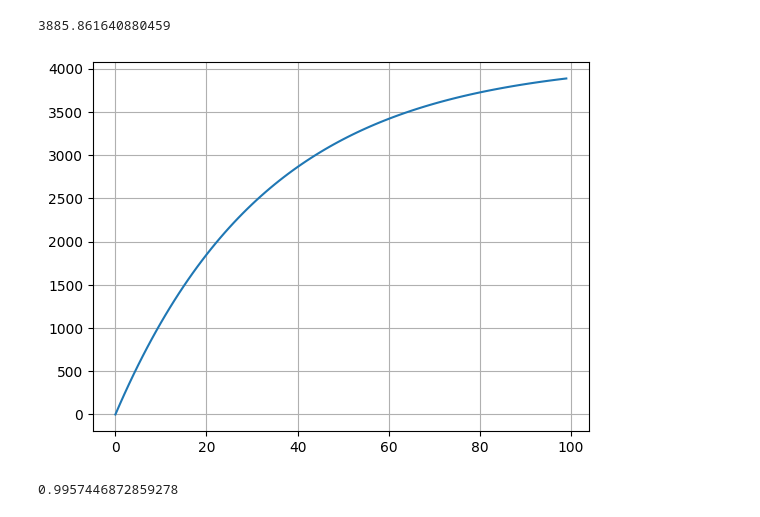
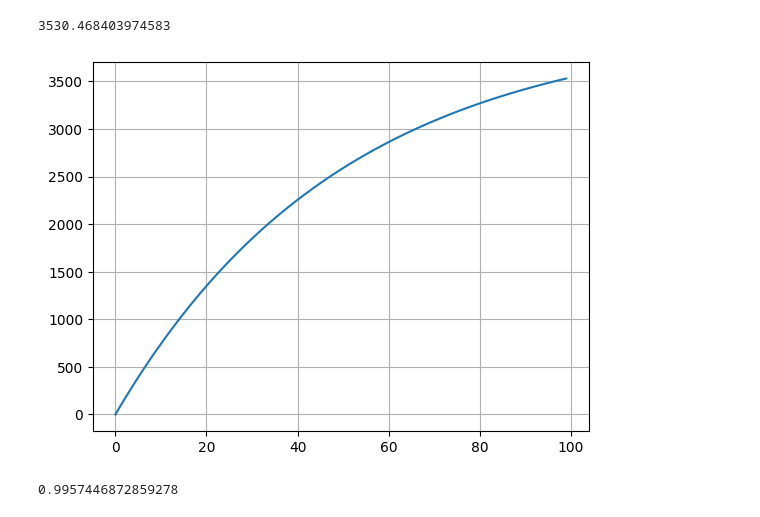
Before and after one commit to marksard/EurorackPlayground, a Jupyter notebook: app/EnvelopeADSR/src/EnvelopeCurve.ipynb, the cells around one changed output. Saved outputs shown, nothing was run; the diff lists cells and outputs as text; code cells hidden in the pictures.

```diff
--- a/app/EnvelopeADSR/src/EnvelopeCurve.ipynb
+++ b/app/EnvelopeADSR/src/EnvelopeCurve.ipynb
@@ -5,18 +5,18 @@ import math
 # %%
 # attack
 _maxLevel = 4096
 _attack = 100
 ex_ = []
 for i in range(_attack):
-    _level = _maxLevel - (math.exp(-1 * i * (3.0 / _attack)) * _maxLevel)
+    _level = _maxLevel - (math.exp(-1 * i * (2.0 / _attack)) * _maxLevel)
     ex_.append(_level)
 print(ex_[-1])
 plt.plot(ex_)
 plt.grid(True)
 plt.show()
 # %% [output]
-3885.861640880459
+3530.468403974583
-[figure, old version]
+[figure, new version]
 # %%
 # attack 2
 _maxLevel = 4096
```
Also changed, not shown: parts of 2 cells of this notebook, 3 other files.
